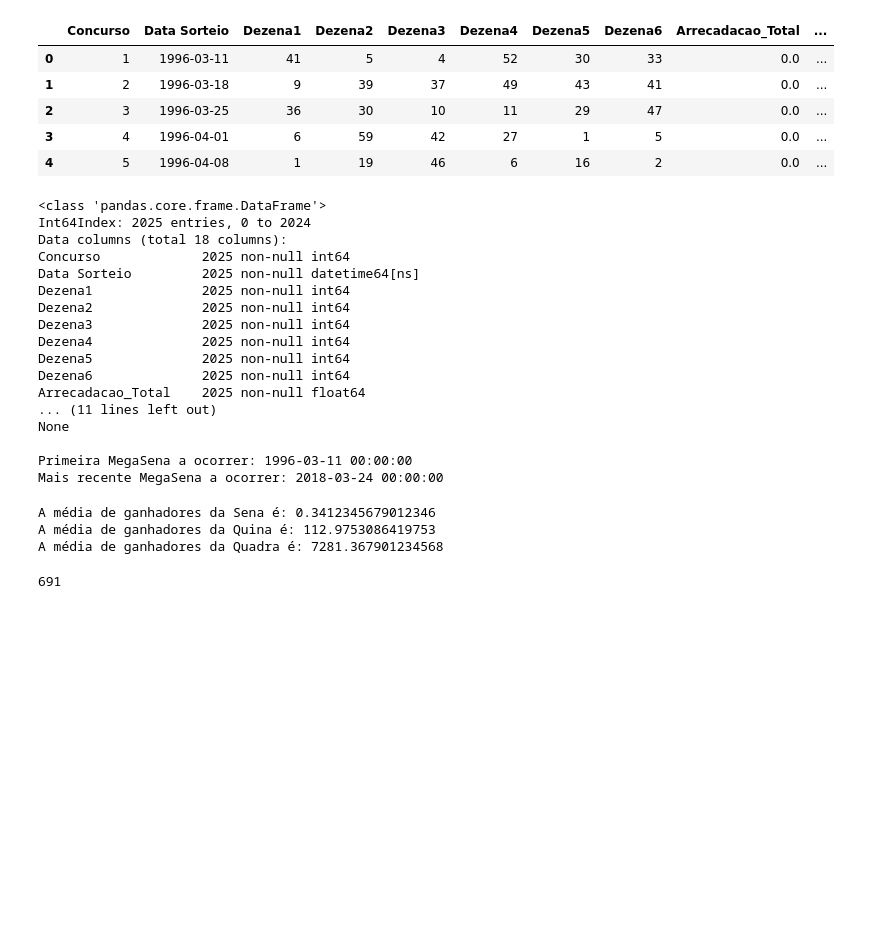
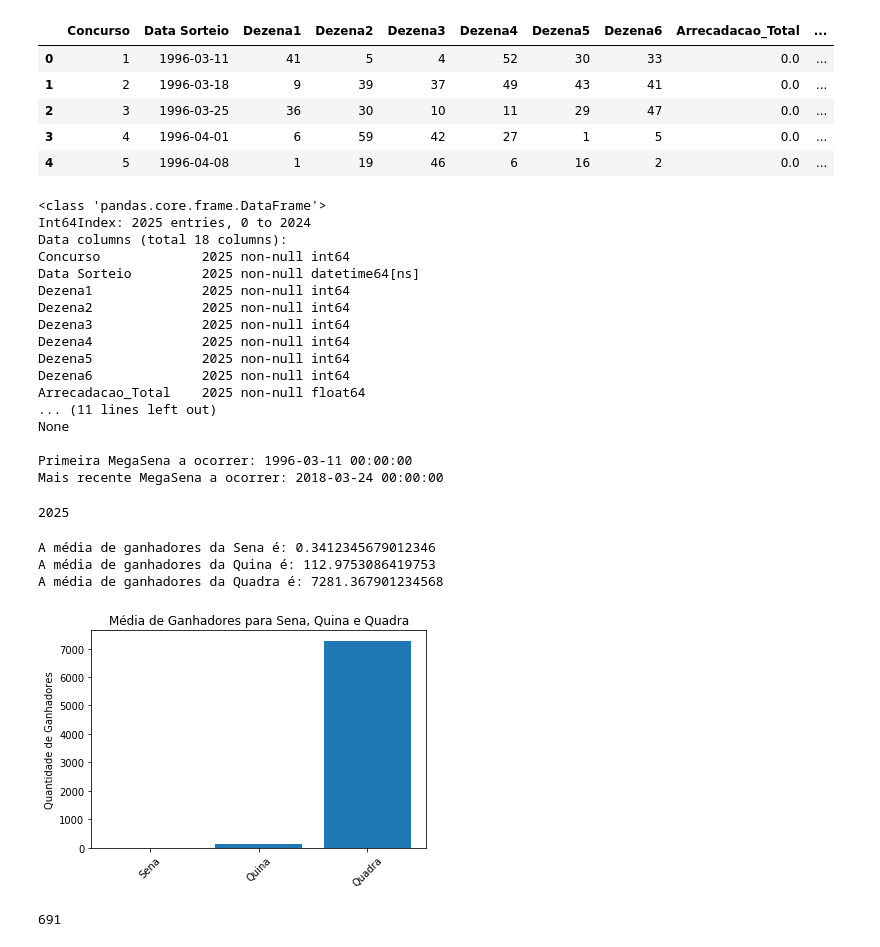
Before and after one commit to Codigos-de-Guerra/Project_Extra, a Jupyter notebook: Análise Exploratória de Dados da MegaSena.ipynb, the cells around one changed output. Cells and saved outputs as stored; diff of their text form; code cells hidden in the pictures; blank space fills up the shorter version.

```diff
--- a/Análise Exploratória de Dados da MegaSena.ipynb
+++ b/Análise Exploratória de Dados da MegaSena.ipynb
@@ -36,6 +36,9 @@ print("Mais recente MegaSena a ocorrer:", data['Data Sorteio'].iloc[-1])
 # 11 de março de 1996
 # de Março de 1996 para Março de 2018, também sabemos que se passaram mais de 22 anos!
 
+sorteios_ocorridos = len(data['Concurso'].unique())
+sorteios_ocorridos
+
 # Houveram 2025 sorteios de lá pra cá!! Dá pra acreditar?!
 # %% [output]
 <class 'pandas.core.frame.DataFrame'>
@@ -55,10 +58,15 @@ None
 
 Primeira MegaSena a ocorrer: 1996-03-11 00:00:00
 Mais recente MegaSena a ocorrer: 2018-03-24 00:00:00
+2025
 # %%
-print("A média de ganhadores da Sena é:", data['Ganhadores_Sena'].mean())
-print("A média de ganhadores da Quina é:", data['Ganhadores_Quina'].mean())
-print("A média de ganhadores da Quadra é:", data['Ganhadores_Quadra'].mean())
+Sena_mean = data['Ganhadores_Sena'].mean()
+Quina_mean = data['Ganhadores_Quina'].mean()
+Quadra_mean = data['Ganhadores_Quadra'].mean()
+
+print("A média de ganhadores da Sena é:", Sena_mean)
+print("A média de ganhadores da Quina é:", Quina_mean)
+print("A média de ganhadores da Quadra é:", Quadra_mean)
 
 # Como no início vimos somente as 5 primeiras MegaSenas, estávamos apenas supondo sobre sobre as informações, gerais.
 # Porém, nesta célula, mostramos que é muito mais raro alguém ganhar a Sena do que a Quina, e é muito mais fácil alguém
@@ -69,6 +77,37 @@ print("A média de ganhadores da Quadra é:", data['Ganhadores_Quadra'].mean())
 A média de ganhadores da Sena é: 0.3412345679012346
 A média de ganhadores da Quina é: 112.9753086419753
 A média de ganhadores da Quadra é: 7281.367901234568
+# %%
+# Para melhor visualização entre a diferença dessas médias, faremos um
+# gráfico em barras para comparação
+
+# Criamos um subplot que retorna ambas a figura quanto os eixos.
+fig, ax = plt.subplots()
+
+# Pegamos esta função do numpy para organizar o eixo x melhor.
+from numpy import arange
+bar_positions = arange(3) + 1
+
+# Defino os pulos entre o eixo x, o que cada barra representa, e títulos.
+tick_positions = range(1,4)
+ax.set_title("Média de Ganhadores para Sena, Quina e Quadra")
+ax.set_xticks(tick_positions)
+ax.set_ylabel("Quantidade de Ganhadores")
+ax.set_xticklabels(['Sena', 'Quina', 'Quadra'], rotation=45)
+
+# Então, finalmente fazemos com que as barras recebam o valor médio
+# entre cada tipo de prêmio. A Sena, a Quina e a Quadra.
+num_cols = [Sena_mean, Quina_mean, Quadra_mean]
+bar_heights = num_cols
+ax.bar(bar_positions, bar_heights, 0.8)
+
+# O gráfico em barras em questão, representa a quantidade média de ganhadores da Sena,
+# da Quina, e da Quadra considerando todos os sorteios. É extramamente perceptível o quão maior
+# é a diferença entre a média de ganhadores da Quadra em relação ás demais.
+
+plt.show()
+# %% [output]
+[figure, added]
 # %%
 # Nesta célula, analisamos quantos ganhadores da Sena houveram em todos os sorteios.
 vencedores = 0
```
Also changed, not shown: parts of 1 cell of this notebook.
